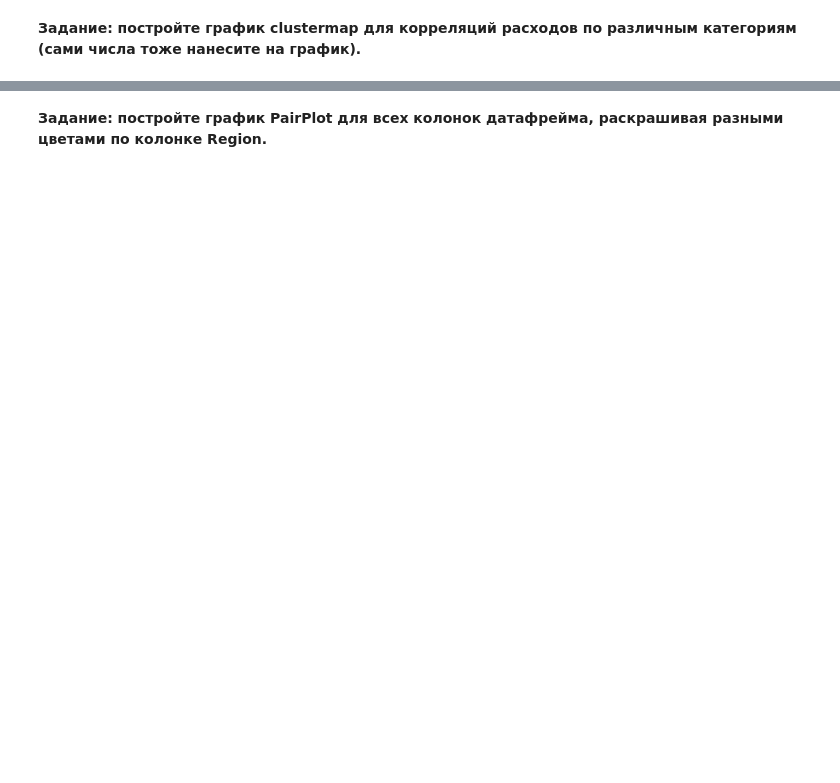
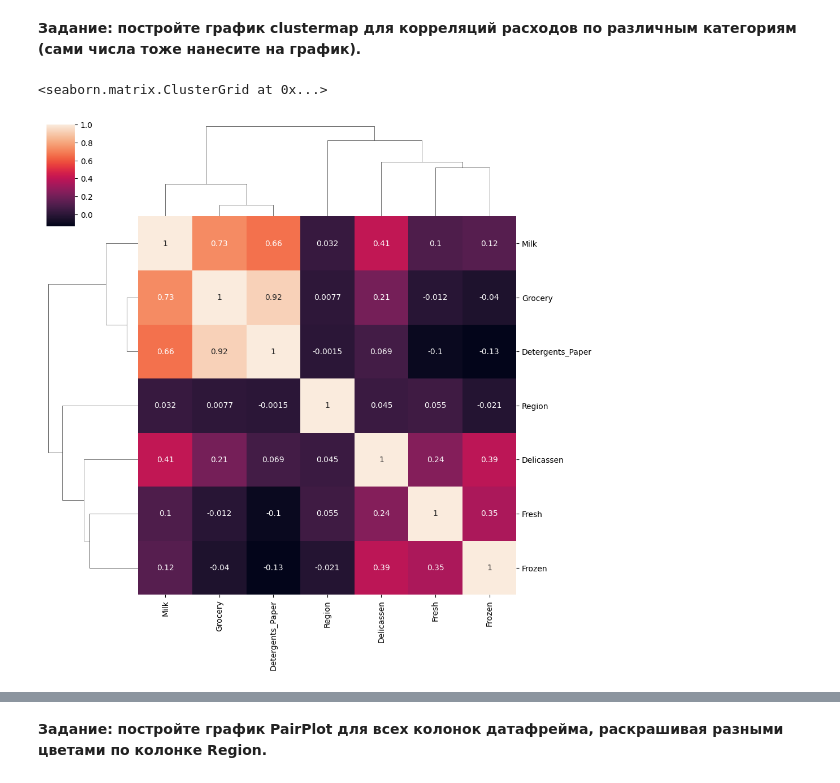
Before and after one commit to giulerg/IBM-labs, a Jupyter notebook: DBSCAN.ipynb, the cells around one changed output, grey strips where cells are left out. Drawn from its saved outputs; the diff is of its cells as text; code cells hidden in the pictures; blank space fills up the shorter version.

```diff
--- a/DBSCAN.ipynb
+++ b/DBSCAN.ipynb
@@ -97,3 +96,7 @@ memory usage: 27.6 KB
 **Задание: постройте график clustermap для корреляций расходов по различным категориям (сами числа тоже нанесите на график).**
 # %%
 # Напишите Ваш код в этой ячейке
+sns.clustermap(df.drop('Channel', axis=1).corr(), annot=True)
+# %% [output]
+<seaborn.matrix.ClusterGrid at 0x...>
+[figure, added]
```
Also changed, not shown: parts of 8 cells of this notebook.
